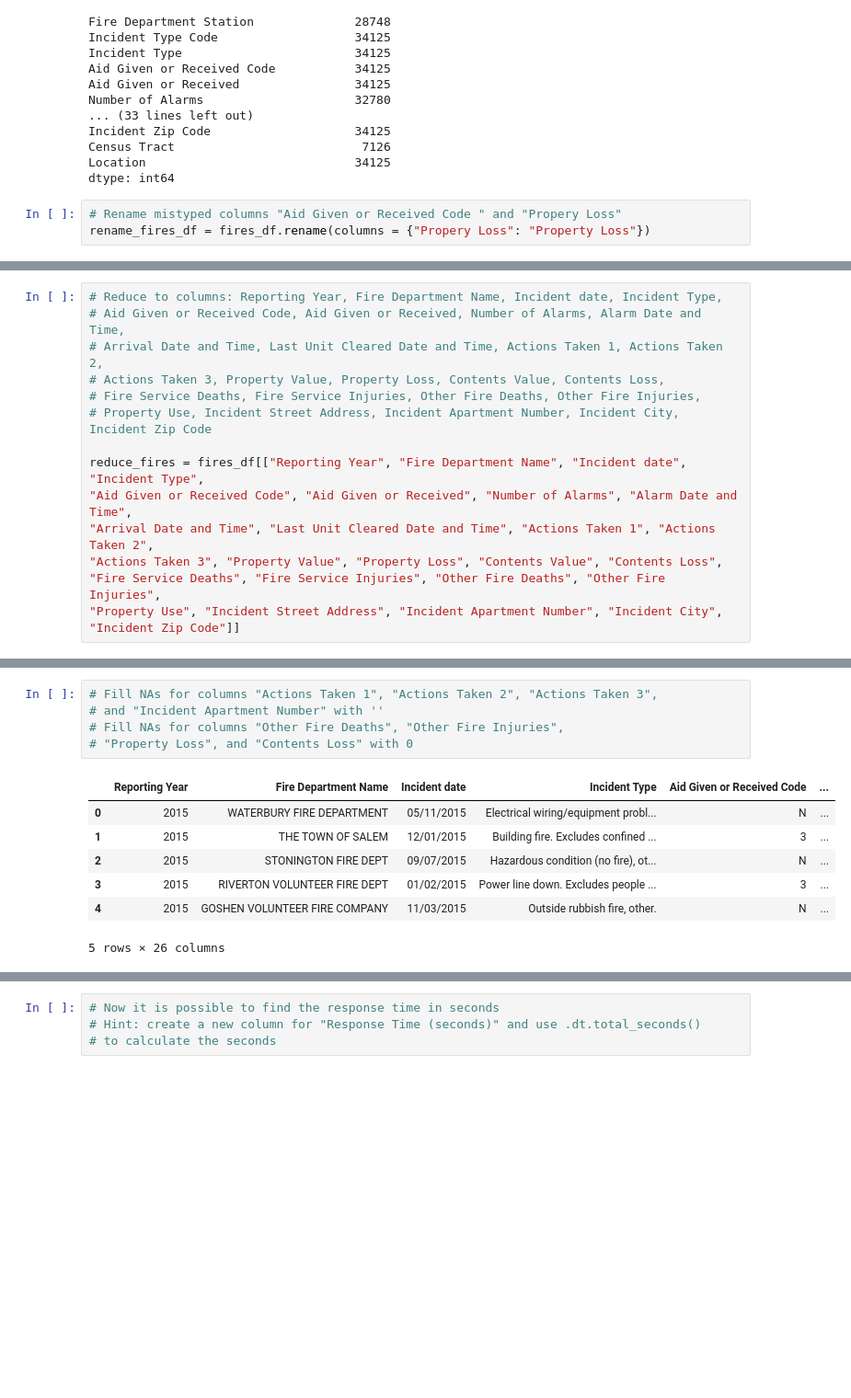
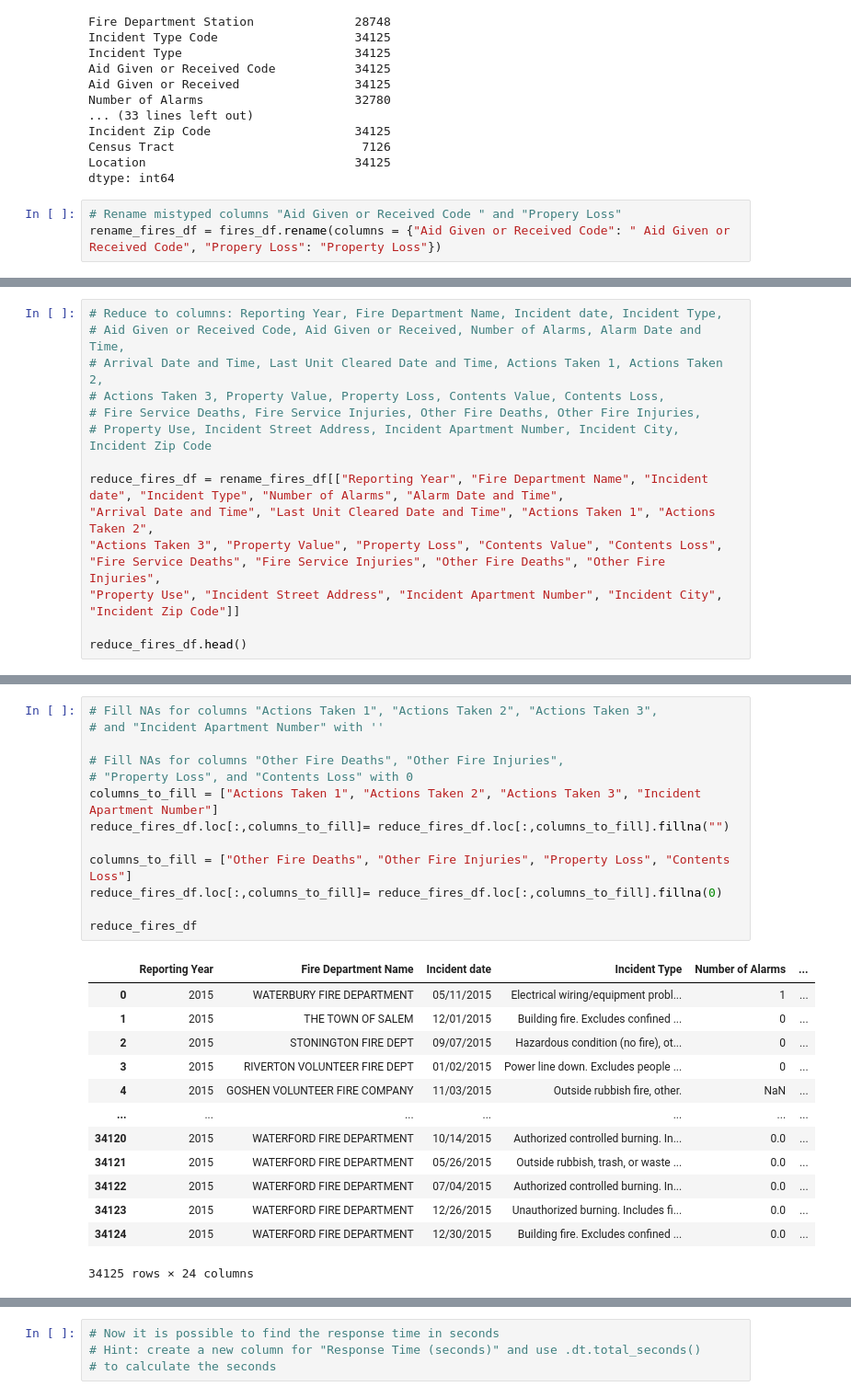
Before and after one commit to jacktemme/Class_activities, a Jupyter notebook: Lesson_4/Class_2/05-Evr_Pandas_Recap/Unsolved/Pandas_recap.ipynb, the cells around one changed output, grey strips where cells are left out. Shown: that part at 92% size. Drawn from its saved outputs; the diff is of its cells as text; blank space fills up the shorter version.

```diff
--- a/Lesson_4/Class_2/05-Evr_Pandas_Recap/Unsolved/Pandas_recap.ipynb
+++ b/Lesson_4/Class_2/05-Evr_Pandas_Recap/Unsolved/Pandas_recap.ipynb
@@ -42,4 +42,4 @@ Location                             34125
 dtype: int64
 # %%
 # Rename mistyped columns "Aid Given or Received Code " and "Propery Loss"
-rename_fires_df = fires_df.rename(columns = {"Propery Loss": "Property Loss"})
+rename_fires_df = fires_df.rename(columns = {"Aid Given or Received Code": " Aid Given or Received Code", "Propery Loss": "Property Loss"})
@@ -51,10 +64,11 @@ rename_fires_df = fires_df.rename(columns = {"Propery Loss": "Property Loss"})
 # Fire Service Deaths, Fire Service Injuries, Other Fire Deaths, Other Fire Injuries,
 # Property Use, Incident Street Address, Incident Apartment Number, Incident City, Incident Zip Code
 
-reduce_fires = fires_df[["Reporting Year", "Fire Department Name", "Incident date", "Incident Type",
-"Aid Given or Received Code", "Aid Given or Received", "Number of Alarms", "Alarm Date and Time",
+reduce_fires_df = rename_fires_df[["Reporting Year", "Fire Department Name", "Incident date", "Incident Type", "Number of Alarms", "Alarm Date and Time",
 "Arrival Date and Time", "Last Unit Cleared Date and Time", "Actions Taken 1", "Actions Taken 2",
 "Actions Taken 3", "Property Value", "Property Loss", "Contents Value", "Contents Loss",
 "Fire Service Deaths", "Fire Service Injuries", "Other Fire Deaths", "Other Fire Injuries",
 "Property Use", "Incident Street Address", "Incident Apartment Number", "Incident City", "Incident Zip Code"]]
+
+reduce_fires_df.head()
 # %% [output]
@@ -62,15 +82,29 @@ KeyError: "['Aid Given or Received Code', 'Property Loss'] not in index"
 # %%
 # Fill NAs for columns "Actions Taken 1", "Actions Taken 2", "Actions Taken 3",
 # and "Incident Apartment Number" with ''
+
 # Fill NAs for columns "Other Fire Deaths", "Other Fire Injuries",
 # "Property Loss", and "Contents Loss" with 0
+columns_to_fill = ["Actions Taken 1", "Actions Taken 2", "Actions Taken 3", "Incident Apartment Number"]
+reduce_fires_df.loc[:,columns_to_fill]= reduce_fires_df.loc[:,columns_to_fill].fillna("")
+
+columns_to_fill = ["Other Fire Deaths", "Other Fire Injuries", "Property Loss", "Contents Loss"]
+reduce_fires_df.loc[:,columns_to_fill]= reduce_fires_df.loc[:,columns_to_fill].fillna(0)
+
+reduce_fires_df
 # %% [output]
-|  | Reporting Year | Fire Department Name | Incident date | Incident Type | Aid Given or Received Code | ... |
-| 0 | 2015 | WATERBURY FIRE DEPARTMENT | 05/11/2015 | Electrical wiring/equipment probl... | N | ... |
-| 1 | 2015 | THE TOWN OF SALEM | 12/01/2015 | Building fire. Excludes confined ... | 3 | ... |
-| 2 | 2015 | STONINGTON FIRE DEPT | 09/07/2015 | Hazardous condition (no fire), ot... | N | ... |
-| 3 | 2015 | RIVERTON VOLUNTEER FIRE DEPT | 01/02/2015 | Power line down. Excludes people ... | 3 | ... |
-| 4 | 2015 | GOSHEN VOLUNTEER FIRE COMPANY | 11/03/2015 | Outside rubbish fire, other. | N | ... |
+|  | Reporting Year | Fire Department Name | Incident date | Incident Type | Number of Alarms | ... |
+| 0 | 2015 | WATERBURY FIRE DEPARTMENT | 05/11/2015 | Electrical wiring/equipment probl... | 1 | ... |
+| 1 | 2015 | THE TOWN OF SALEM | 12/01/2015 | Building fire. Excludes confined ... | 0 | ... |
+| 2 | 2015 | STONINGTON FIRE DEPT | 09/07/2015 | Hazardous condition (no fire), ot... | 0 | ... |
+| 3 | 2015 | RIVERTON VOLUNTEER FIRE DEPT | 01/02/2015 | Power line down. Excludes people ... | 0 | ... |
+| 4 | 2015 | GOSHEN VOLUNTEER FIRE COMPANY | 11/03/2015 | Outside rubbish fire, other. | NaN | ... |
+| ... | ... | ... | ... | ... | ... | ... |
+| 34120 | 2015 | WATERFORD FIRE DEPARTMENT | 10/14/2015 | Authorized controlled burning. In... | 0.0 | ... |
+| 34121 | 2015 | WATERFORD FIRE DEPARTMENT | 05/26/2015 | Outside rubbish, trash, or waste ... | 0.0 | ... |
+| 34122 | 2015 | WATERFORD FIRE DEPARTMENT | 07/04/2015 | Authorized controlled burning. In... | 0.0 | ... |
+| 34123 | 2015 | WATERFORD FIRE DEPARTMENT | 12/26/2015 | Unauthorized burning. Includes fi... | 0.0 | ... |
+| 34124 | 2015 | WATERFORD FIRE DEPARTMENT | 12/30/2015 | Building fire. Excludes confined ... | 0.0 | ... |
-5 rows × 26 columns
+34125 rows × 24 columns
 # %%
 # Remove remaining rows with missing data
```
Also changed, not shown: parts of 11 cells of this notebook, 1 other file.
